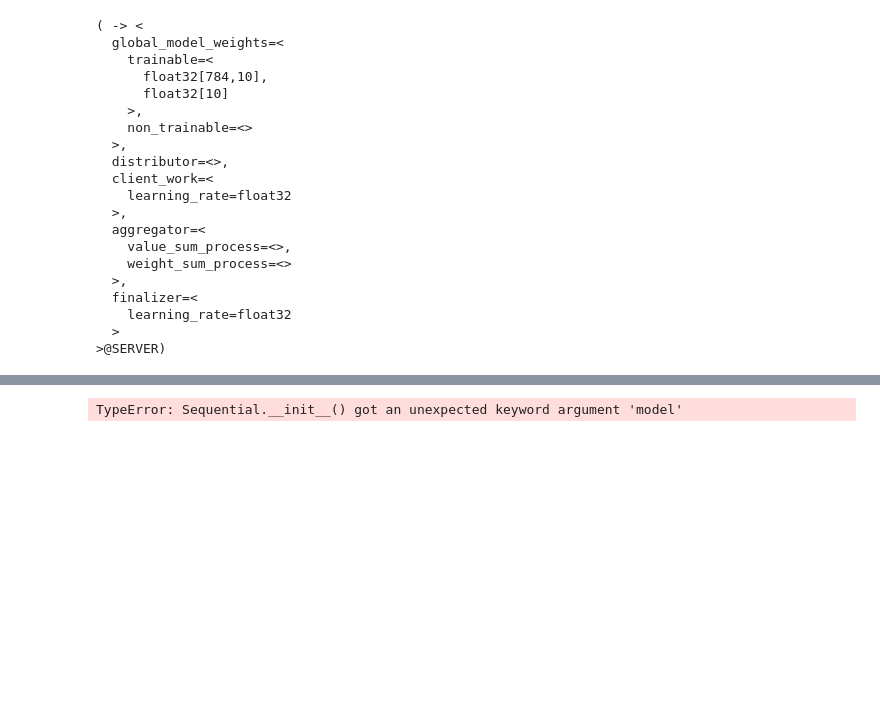
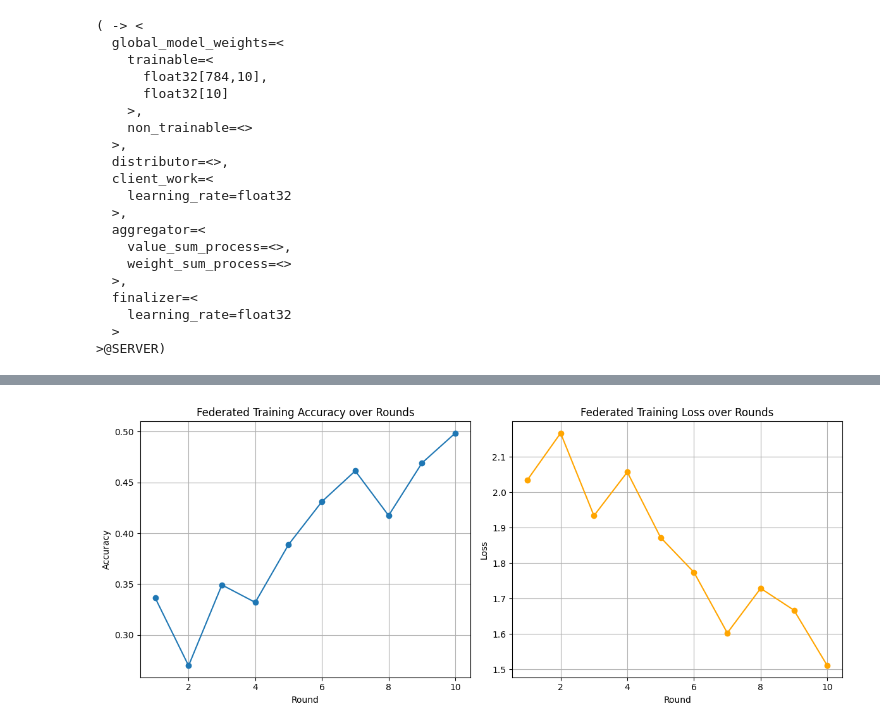
Before and after one commit to Johnnas12/federated_learning, a Jupyter notebook: notebooks/fed_learning_exp.ipynb, the cells around one changed output, grey strips where cells are left out. Drawn from its saved outputs; the diff is of its cells as text; code cells hidden in the pictures; blank space fills up the shorter version.

Commit message:
feat: implement baseline federated learning system with client heterogeneity simulation

```diff
--- a/notebooks/fed_learning_exp.ipynb
+++ b/notebooks/fed_learning_exp.ipynb
@@ -144,9 +161,9 @@ def make_federated_data(client_data, client_ids):
         for x in client_ids
     ]
 # %%
-sample_clients = emnist_train.client_ids[0:NUM_CLIENTS]
+selected_clients = emnist_train.client_ids[0:NUM_CLIENTS]
 
-federated_train_data = make_federated_data(emnist_train, sample_clients)
+federated_train_data = make_federated_data(emnist_train, selected_clients)
 print(f"Number of client dataset: {len(federated_train_data)}")
 print(f"First Dataset: {federated_train_data[0]}")
 # %% [output]
@@ -271,16 +284,27 @@ train_state = training_process.initialize()
-# %%
-# train = tff.learning.build_federated_averaging_process(model_fn)
-train = tff.learning.algorithms.build_weighted_fed_avg(
-    model_fn,
-    client_optimizer_fn=tff.learning.optimizers.build_sgdm(learning_rate=0.02),
-)
-state = train.inizialize()
-
-for _ in range(5):
-    state, metrics = train.next(state, train_data)
-    print(metrics.loss)
-
-eval = tff.learning.build_federated_evaluation(model_fn)
-metrics = eval(state.model, test_data)
-# %% [output]
-TypeError: Sequential.__init__() got an unexpected keyword argument 'model'
+# %%
+import matplotlib.pyplot as plt
+
+rounds = range(1, NUM_ROUNDS)
+
+plt.figure(figsize=(12,5))
+
+# Accuracy plot
+plt.subplot(1,2,1)
+plt.plot(rounds, train_accuracies, marker='o')
+plt.title('Federated Training Accuracy over Rounds')
+plt.xlabel('Round')
+plt.ylabel('Accuracy')
+plt.grid(True)
+
+# Loss plot
+plt.subplot(1,2,2)
+plt.plot(rounds, train_losses, marker='o', color='orange')
+plt.title('Federated Training Loss over Rounds')
+plt.xlabel('Round')
+plt.ylabel('Loss')
+plt.grid(True)
+
+plt.tight_layout()
+plt.show()
+# %% [output]
+[figure, added]
```
Also changed, not shown: parts of 6 cells of this notebook.
